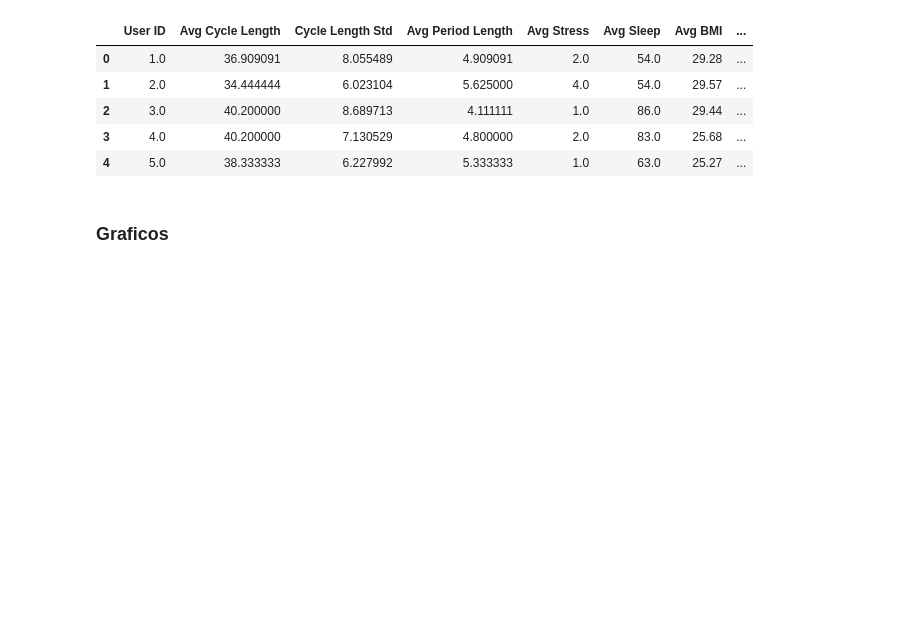
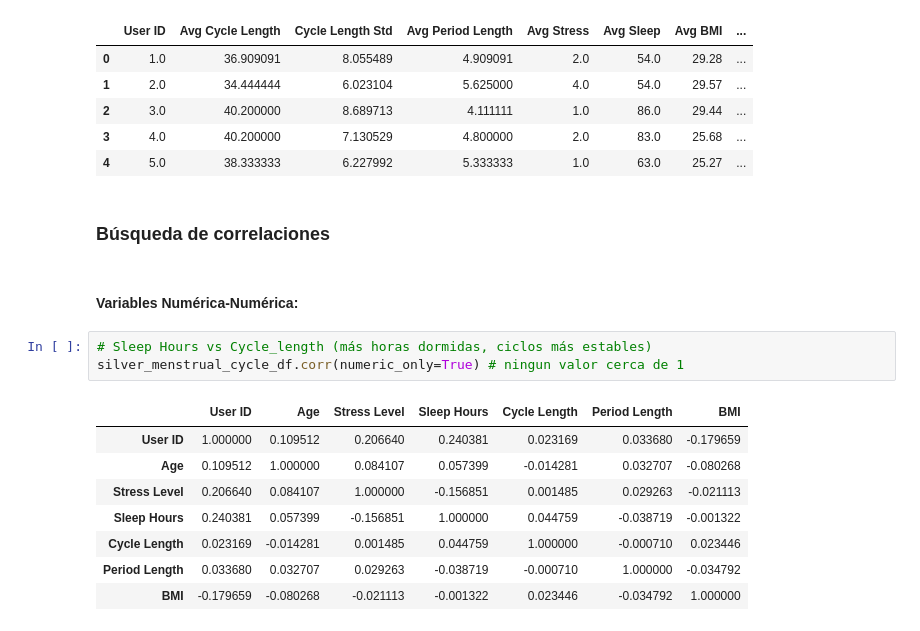
Before and after one commit to paulacadaviecodom/master-analitica-datos-paula-cadavieco, a Jupyter notebook: NB_MC_SL_GO.ipynb, the cells around one changed output. Drawn from its saved outputs; the diff is of its cells as text; blank space fills up the shorter version.

```diff
--- a/NB_MC_SL_GO.ipynb
+++ b/NB_MC_SL_GO.ipynb
@@ -90,4 +164,18 @@ resumen_por_user.head()
 | 3 | 4.0 | 40.200000 | 7.130529 | 4.800000 | 2.0 | 83.0 | 25.68 | ... |
 | 4 | 5.0 | 38.333333 | 6.227992 | 5.333333 | 1.0 | 63.0 | 25.27 | ... |
 # %% [markdown]
-### Graficos
+### Búsqueda de correlaciones
+# %% [markdown]
+#### Variables Numérica-Numérica:
+# %%
+# Sleep Hours vs Cycle_length (más horas dormidas, ciclos más estables)
+silver_menstrual_cycle_df.corr(numeric_only=True) # ningun valor cerca de 1
+# %% [output]
+|  | User ID | Age | Stress Level | Sleep Hours | Cycle Length | Period Length | BMI |
+| User ID | 1.000000 | 0.109512 | 0.206640 | 0.240381 | 0.023169 | 0.033680 | -0.179659 |
+| Age | 0.109512 | 1.000000 | 0.084107 | 0.057399 | -0.014281 | 0.032707 | -0.080268 |
+| Stress Level | 0.206640 | 0.084107 | 1.000000 | -0.156851 | 0.001485 | 0.029263 | -0.021113 |
+| Sleep Hours | 0.240381 | 0.057399 | -0.156851 | 1.000000 | 0.044759 | -0.038719 | -0.001322 |
+| Cycle Length | 0.023169 | -0.014281 | 0.001485 | 0.044759 | 1.000000 | -0.000710 | 0.023446 |
+| Period Length | 0.033680 | 0.032707 | 0.029263 | -0.038719 | -0.000710 | 1.000000 | -0.034792 |
+| BMI | -0.179659 | -0.080268 | -0.021113 | -0.001322 | 0.023446 | -0.034792 | 1.000000 |
```
Also changed, not shown: parts of 24 cells of this notebook.
